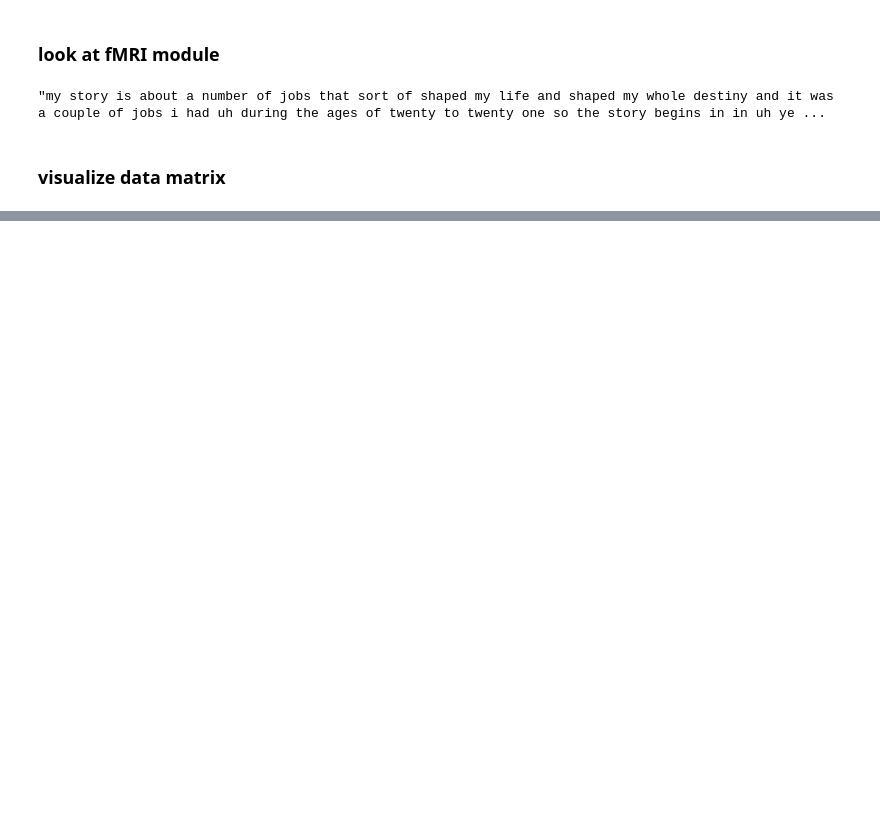
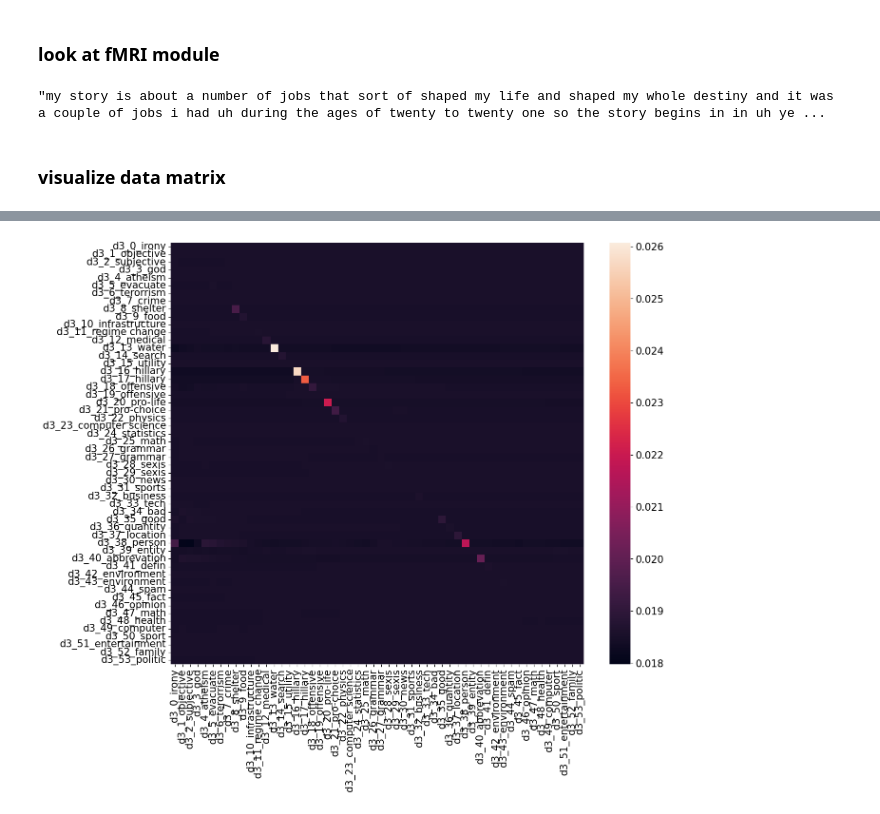
Before and after one commit to microsoft/automated-explanations, a Jupyter notebook: notebooks/00_eda.ipynb, the cells around one changed output, grey strips where cells are left out. Drawn from its saved outputs; the diff is of its cells as text; code cells hidden in the pictures; blank space fills up the shorter version.

```diff
--- a/notebooks/00_eda.ipynb
+++ b/notebooks/00_eda.ipynb
@@ -27,0 +33,10 @@ EOFError: Ran out of input
+# %%
+from scipy.special import softmax
+m = softmax(mat, axis=1)
+plt.figure(figsize=(14, 12))
+sns.heatmap(m)
+plt.yticks(np.arange(len(TASKS_D3)) + 0.5, labels=list(TASKS_D3.keys()), rotation='horizontal')
+plt.xticks(np.arange(len(TASKS_D3)) + 0.5, labels=list(TASKS_D3.keys()), rotation='vertical')
+plt.show()
+# %% [output]
+[figure, added]
```
Also changed, not shown: parts of 3 cells of this notebook, 7 other files.
